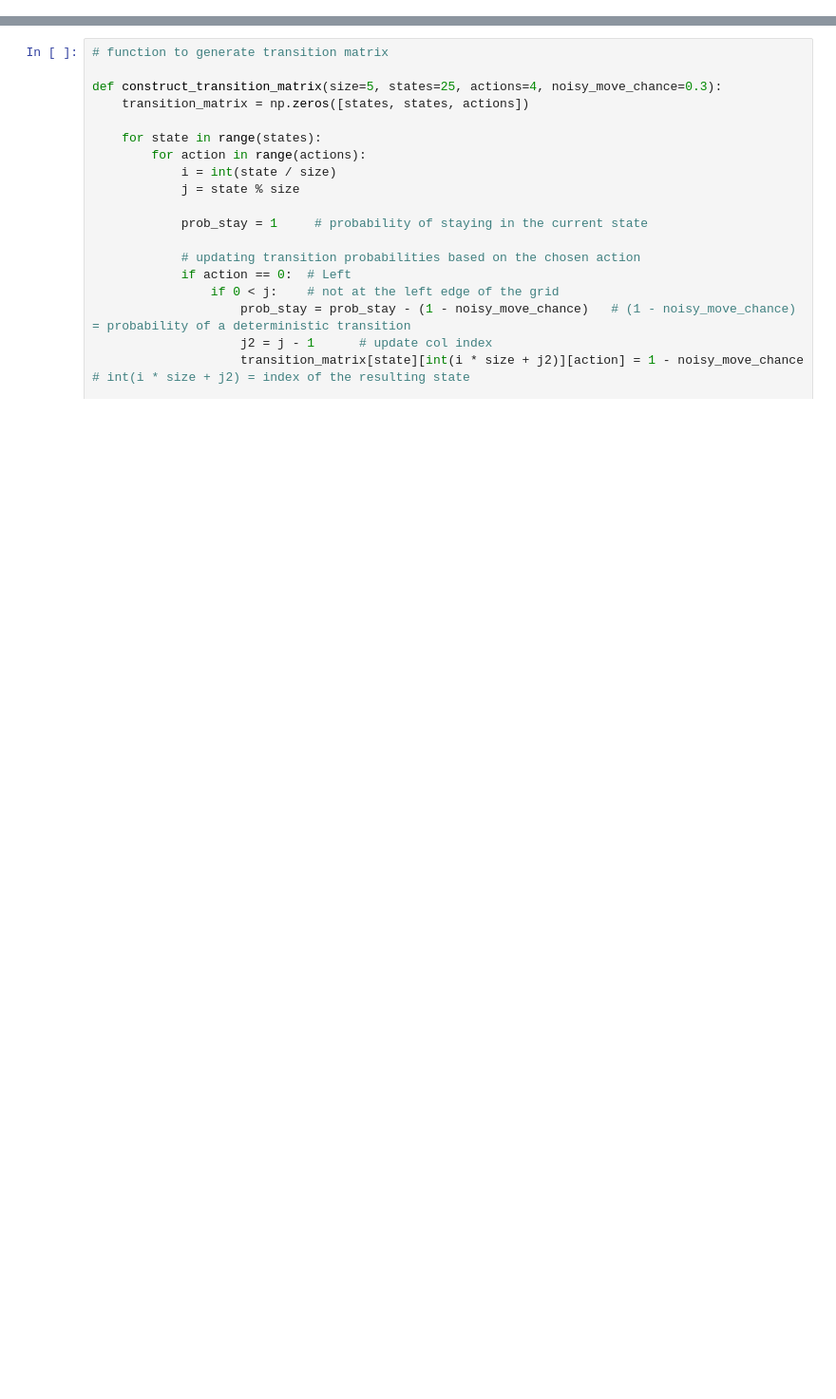
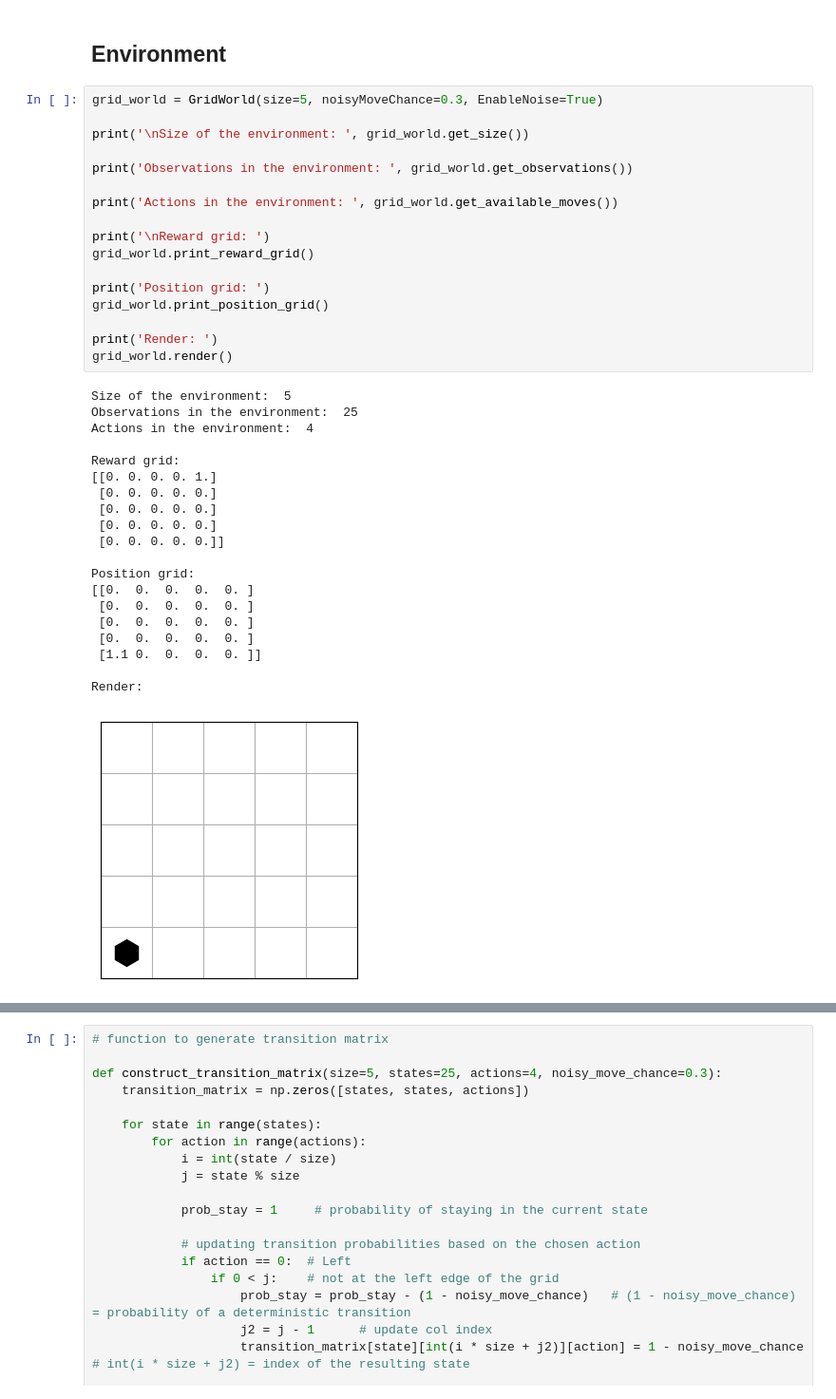
Before and after one commit to Shaz-5/IRL, a Jupyter notebook: Exp 1. Discrete Grid World/Grid_World_IRL_Linear_Programming.ipynb, the cells around one changed output, grey strips where cells are left out. Shown at 95% size. Cells and saved outputs as stored; diff of their text form; blank space fills up the shorter version.

```diff
--- a/Exp 1. Discrete Grid World/Grid_World_IRL_Linear_Programming.ipynb
+++ b/Exp 1. Discrete Grid World/Grid_World_IRL_Linear_Programming.ipynb
@@ -46,0 +17,40 @@ Policy (directions):
+# %% [markdown]
+## Environment
+# %%
+grid_world = GridWorld(size=5, noisyMoveChance=0.3, EnableNoise=True)
+
+print('\nSize of the environment: ', grid_world.get_size())
+
+print('Observations in the environment: ', grid_world.get_observations())
+
+print('Actions in the environment: ', grid_world.get_available_moves())
+
+print('\nReward grid: ')
+grid_world.print_reward_grid()
+
+print('Position grid: ')
+grid_world.print_position_grid()
+
+print('Render: ')
+grid_world.render()
+# %% [output]
+Size of the environment:  5
+Observations in the environment:  25
+Actions in the environment:  4
+
+Reward grid:
+[[0. 0. 0. 0. 1.]
+ [0. 0. 0. 0. 0.]
+ [0. 0. 0. 0. 0.]
+ [0. 0. 0. 0. 0.]
+ [0. 0. 0. 0. 0.]]
+
+Position grid:
+[[0.  0.  0.  0.  0. ]
+ [0.  0.  0.  0.  0. ]
+ [0.  0.  0.  0.  0. ]
+ [0.  0.  0.  0.  0. ]
+ [1.1 0.  0.  0.  0. ]]
+
+Render:
+[figure, added]
```
Also changed, not shown: parts of 17 cells of this notebook, 22 other files.
